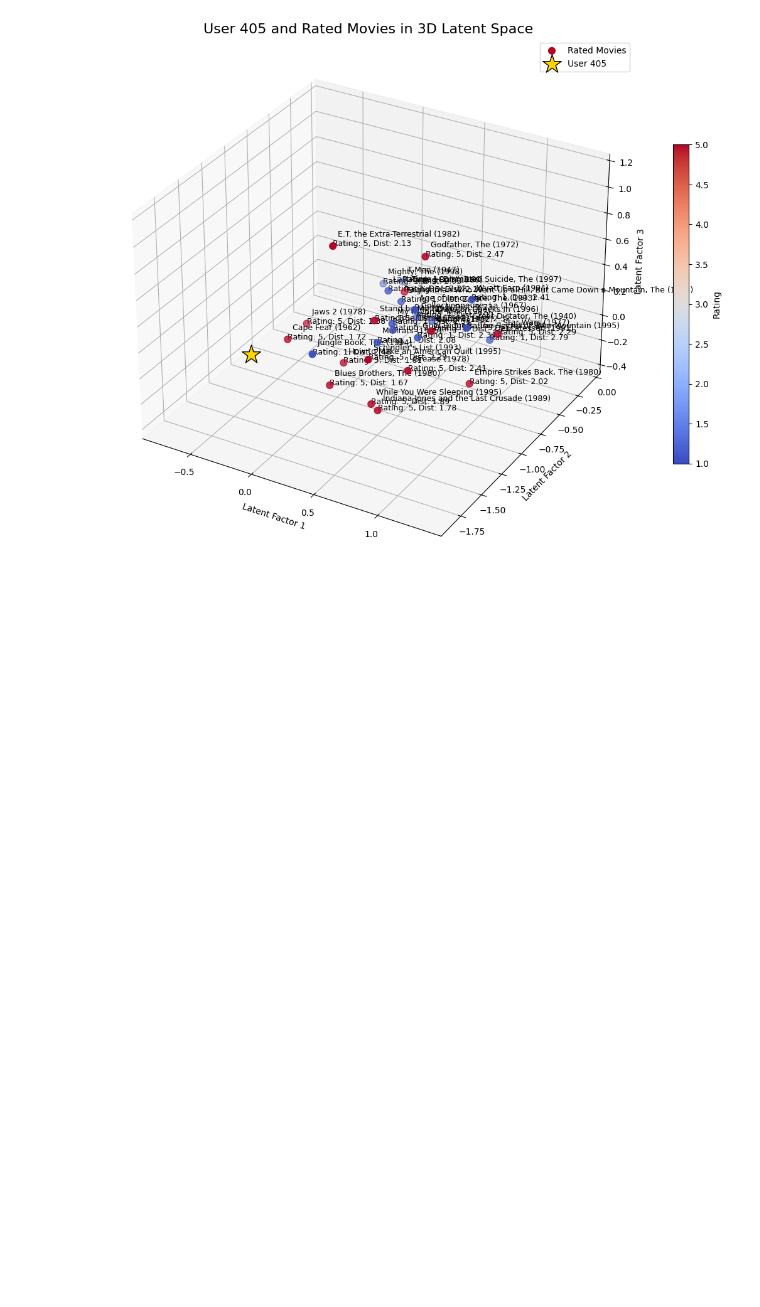
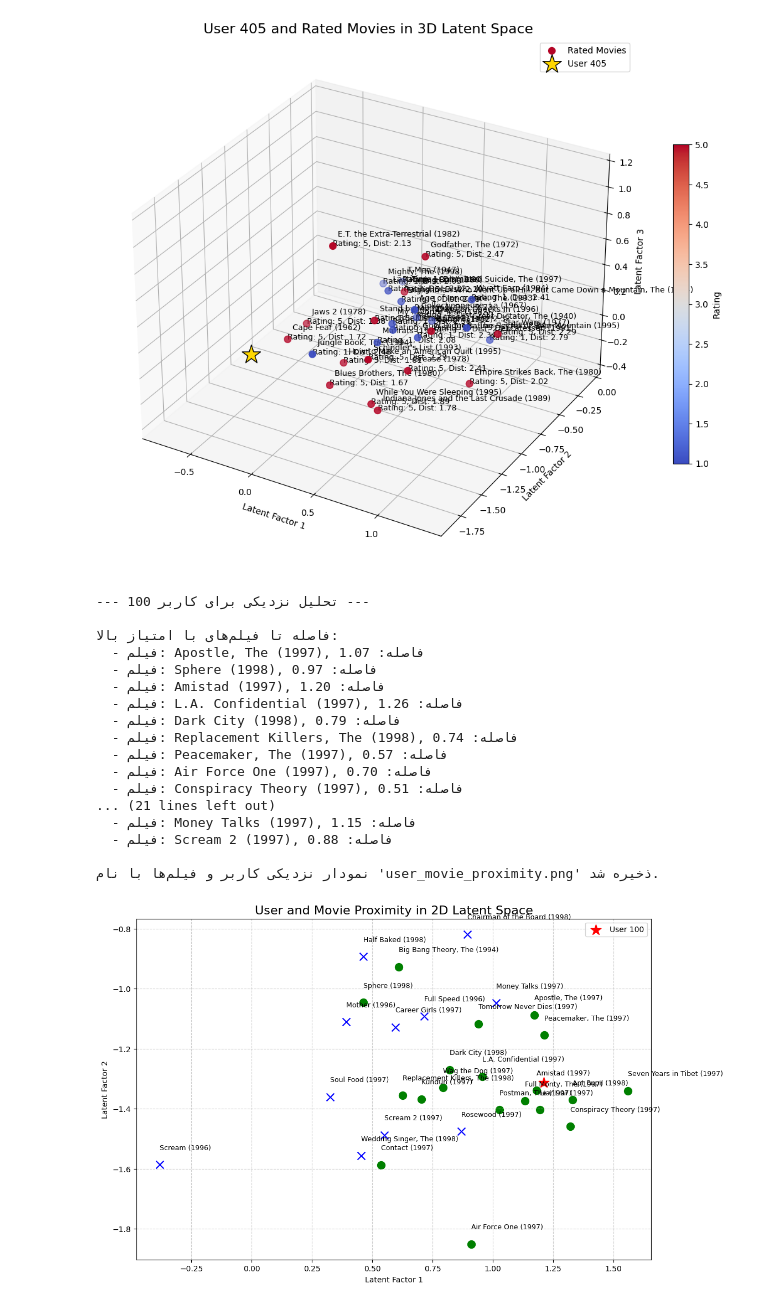
Before and after one commit to kiarashsaeidi/Recommender-system, a Jupyter notebook: code.ipynb, the cells around one changed output. Cells and saved outputs as stored; diff of their text form; code cells hidden in the pictures; blank space fills up the shorter version.

```diff
--- a/code.ipynb
+++ b/code.ipynb
@@ -567,3 +567,76 @@ else:
 فیلم: Collectionneuse, La (1967) | امتیاز: 1 | فاصله: 2.11
 فیلم: My Favorite Year (1982) | امتیاز: 1 | فاصله: 2.58
 [figure]
+# %%
+import pandas as pd
+import numpy as np
+import matplotlib.pyplot as plt
+
+# 1. یک کاربر را انتخاب کنید
+user_id_to_analyze = 100
+
+# 2. فیلم‌های با امتیاز بالا و پایین او را پیدا کنید
+user_ratings = train_data[train_data['user_id'] == user_id_to_analyze]
+high_rated_movies = user_ratings[user_ratings['rating'] >= 4]
+low_rated_movies = user_ratings[user_ratings['rating'] <= 2]
+
+# 3. بردارها را استخراج کنید
+user_vector = P[user_id_to_analyze]
+
+# 4. فاصله را محاسبه و نتایج را چاپ کنید
+print(f"--- تحلیل نزدیکی برای کاربر {user_id_to_analyze} ---")
+print("\nفاصله تا فیلم‌های با امتیاز بالا:")
+for _, item_id, _, title in high_rated_movies.itertuples(index=False):
+    item_vector = Q[item_id]
+    distance = np.linalg.norm(user_vector - item_vector)
+    print(f"  - فیلم: {title}, فاصله: {distance:.2f}")
+
+print("\nفاصله تا فیلم‌های با امتیاز پایین:")
+for _, item_id, _, title in low_rated_movies.itertuples(index=False):
+    item_vector = Q[item_id]
+    distance = np.linalg.norm(user_vector - item_vector)
+    print(f"  - فیلم: {title}, فاصله: {distance:.2f}")
+
+
+# 5. (اختیاری اما بسیار مفید) بصری‌سازی در فضای ۲ بعدی
+plt.figure(figsize=(12, 8))
+
+# رسم موقعیت کاربر با یک ستاره
+plt.scatter(user_vector[0], user_vector[1], marker='*', s=200, color='red', label=f'User {user_id_to_analyze}')
+
+# رسم موقعیت فیلم‌های با امتیاز بالا
+for _, item_id, _, title in high_rated_movies.itertuples(index=False):
+    item_vector = Q[item_id]
+    plt.scatter(item_vector[0], item_vector[1], marker='o', s=100, color='green')
+    plt.text(item_vector[0], item_vector[1] + 0.05, title, fontsize=9)
+
+# رسم موقعیت فیلم‌های با امتیاز پایین
+for _, item_id, _, title in low_rated_movies.itertuples(index=False):
+    item_vector = Q[item_id]
+    plt.scatter(item_vector[0], item_vector[1], marker='x', s=100, color='blue')
+    plt.text(item_vector[0], item_vector[1] + 0.05, title, fontsize=9)
+
+plt.title('User and Movie Proximity in 2D Latent Space', fontsize=16)
+plt.xlabel('Latent Factor 1')
+plt.ylabel('Latent Factor 2')
+plt.legend()
+plt.grid(True, linestyle='--', alpha=0.6)
+# %% [output]
+--- تحلیل نزدیکی برای کاربر 100 ---
+
+فاصله تا فیلم‌های با امتیاز بالا:
+  - فیلم: Apostle, The (1997), فاصله: 1.07
+  - فیلم: Sphere (1998), فاصله: 0.97
+  - فیلم: Amistad (1997), فاصله: 1.20
+  - فیلم: L.A. Confidential (1997), فاصله: 1.26
+  - فیلم: Dark City (1998), فاصله: 0.79
+  - فیلم: Replacement Killers, The (1998), فاصله: 0.74
+  - فیلم: Peacemaker, The (1997), فاصله: 0.57
+  - فیلم: Air Force One (1997), فاصله: 0.70
+  - فیلم: Conspiracy Theory (1997), فاصله: 0.51
+... (21 lines left out)
+  - فیلم: Money Talks (1997), فاصله: 1.15
+  - فیلم: Scream 2 (1997), فاصله: 0.88
+
+نمودار نزدیکی کاربر و فیلم‌ها با نام 'user_movie_proximity.png' ذخیره شد.
+[figure, added]
```
Also changed, not shown: parts of 2 cells of this notebook.
